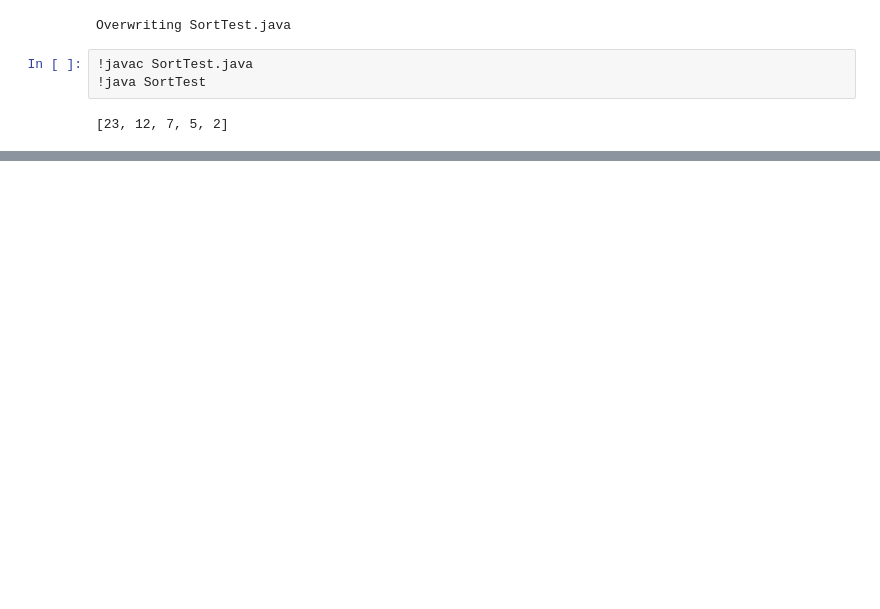
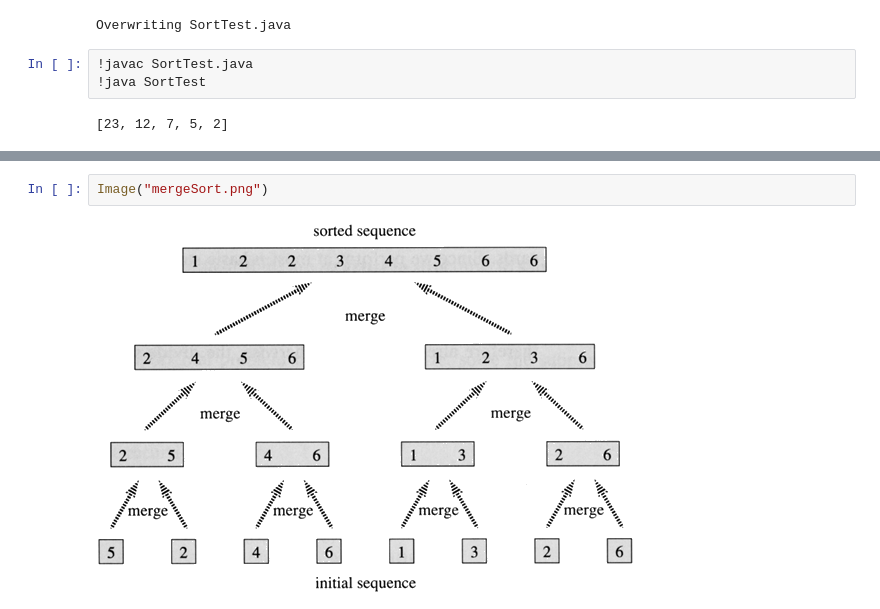
Before and after one commit to ScarletMcLearn/Notebooks, a Jupyter notebook: Java_Basics.ipynb, the cells around one changed output, grey strips where cells are left out. Saved outputs shown, nothing was run; the diff lists cells and outputs as text; blank space fills up the shorter version.

Commit message:
I've learned the MergeSort algorithm. I'll use it to construct a Java code later (purpose: to get used to OOP in Java and to learn multiprocessing in Java).

```diff
--- a/Java_Basics.ipynb
+++ b/Java_Basics.ipynb
@@ -2096,0 +2217,4 @@ original|    data | sorted|   data
+# %%
+Image("mergeSort.png")
+# %% [output]
+[figure, added]
```
Also changed, not shown: parts of 48 cells of this notebook.
